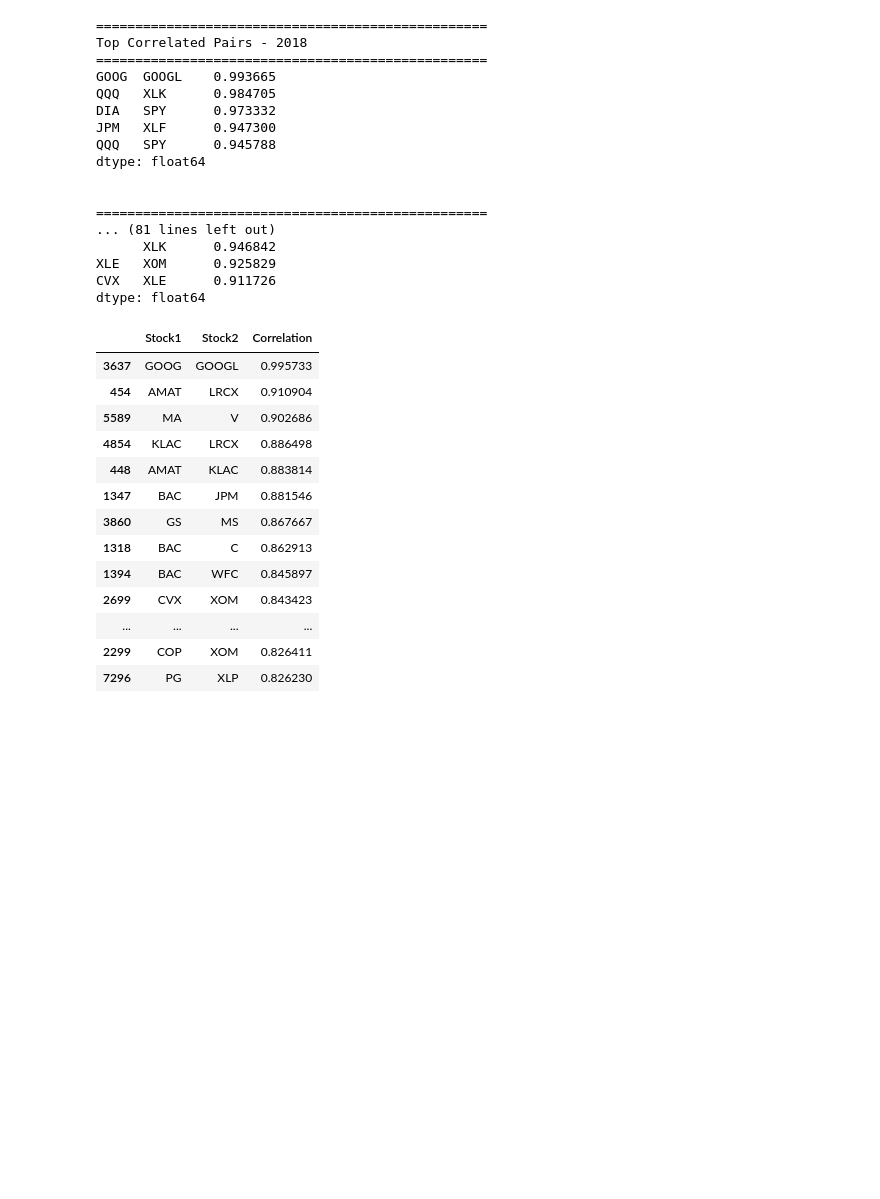
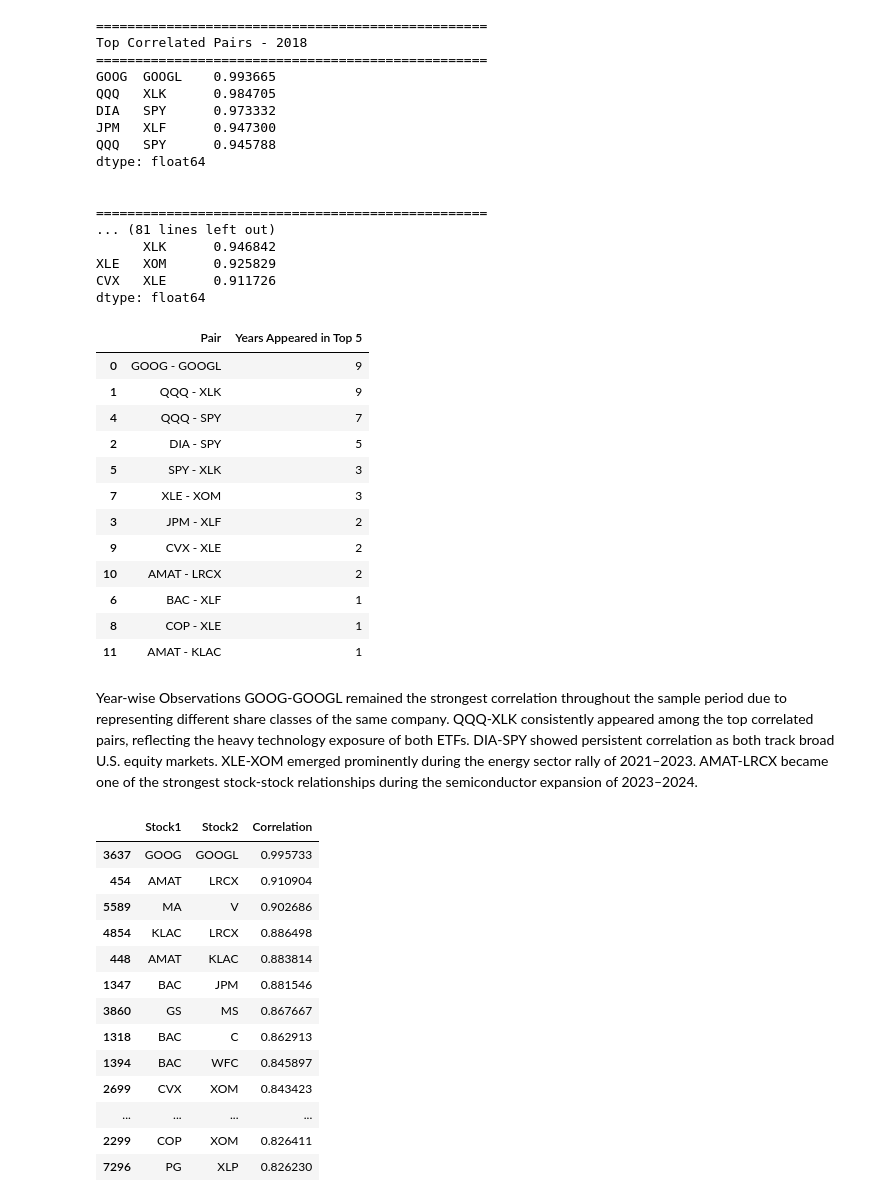
Before and after one commit to aarju-24/internship_project, a Jupyter notebook: notebooks/eda.ipynb, the cells around one changed output. Cells and saved outputs as stored; diff of their text form; code cells hidden in the pictures; blank space fills up the shorter version.

Commit message:
Added year wise analysis

```diff
--- a/notebooks/eda.ipynb
+++ b/notebooks/eda.ipynb
@@ -1169,6 +1169,55 @@ dtype: float64
 XLE   XOM      0.925829
 CVX   XLE      0.911726
 dtype: float64
+# %%
+from collections import Counter
+
+pair_counter = Counter()
+
+for year, pairs in yearly_top_pairs.items():
+
+    for pair in pairs.index:
+
+        pair_name = f"{pair[0]} - {pair[1]}"
+
+        pair_counter[pair_name] += 1
+
+pair_frequency = (
+    pd.DataFrame(
+        pair_counter.items(),
+        columns=[
+            "Pair",
+            "Years Appeared in Top 5"
+        ]
+    )
+    .sort_values(
+        "Years Appeared in Top 5",
+        ascending=False
+    )
+)
+
+pair_frequency
+# %% [output]
+|  | Pair | Years Appeared in Top 5 |
+| 0 | GOOG - GOOGL | 9 |
+| 1 | QQQ - XLK | 9 |
+| 4 | QQQ - SPY | 7 |
+| 2 | DIA - SPY | 5 |
+| 5 | SPY - XLK | 3 |
+| 7 | XLE - XOM | 3 |
+| 3 | JPM - XLF | 2 |
+| 9 | CVX - XLE | 2 |
+| 10 | AMAT - LRCX | 2 |
+| 6 | BAC - XLF | 1 |
+| 8 | COP - XLE | 1 |
+| 11 | AMAT - KLAC | 1 |
+# %% [markdown]
+Year-wise Observations
+GOOG-GOOGL remained the strongest correlation throughout the sample period due to representing different share classes of the same company.
+QQQ-XLK consistently appeared among the top correlated pairs, reflecting the heavy technology exposure of both ETFs.
+DIA-SPY showed persistent correlation as both track broad U.S. equity markets.
+XLE-XOM emerged prominently during the energy sector rally of 2021–2023.
+AMAT-LRCX became one of the strongest stock-stock relationships during the semiconductor expansion of 2023–2024.
 # %%
 etfs = [
     'SPY', 'QQQ', 'DIA',
```
Also changed, not shown: parts of 2 cells of this notebook.
